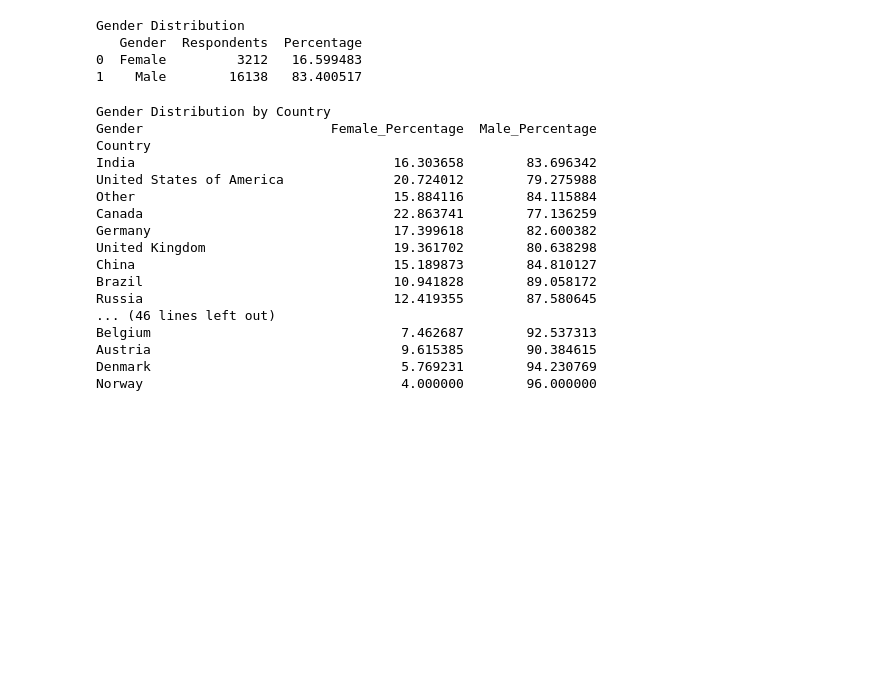
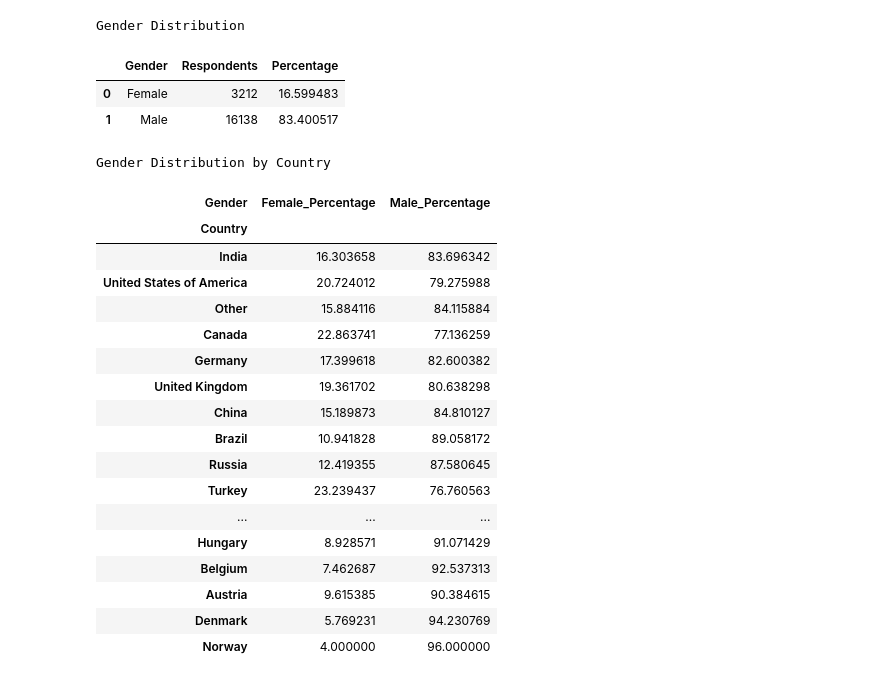
Before and after one commit to CCT-Dublin/capstone-project-feb-2024-ft-YumikoBejarano, a Jupyter notebook: CA 1 – Capstone Project Proposal.ipynb, the cells around one changed output. Saved outputs shown, nothing was run; the diff lists cells and outputs as text; code cells hidden in the pictures; blank space fills up the shorter version.

```diff
--- a/CA 1 – Capstone Project Proposal.ipynb
+++ b/CA 1 – Capstone Project Proposal.ipynb
@@ -36,12 +36,12 @@ gender_distr['Percentage'] = (gender_distr['Respondents'] / total_respondents) *
 
 # Imprimir los resultados
 print("Gender Distribution")
-print(gender_distr)
+gender_distr
 # %% [output]
 Gender Distribution
-   Gender  Respondents  Percentage
-0  Female         3212   16.599483
-1    Male        16138   83.400517
+|  | Gender | Respondents | Percentage |
+| 0 | Female | 3212 | 16.599483 |
+| 1 | Male | 16138 | 83.400517 |
 # %%
 # Gender Distribution
 # Crear el gráfico de barras
@@ -68,33 +68,37 @@ loc = loc.sort_values(by=['Female'], ascending=False)
 # %%
 # Gender Distribution by Country
 # Calcular el total de encuestados por país
 loc['Total'] = loc['Female'] + loc['Male']
 
 # Calcular el porcentaje de encuestados de cada género en cada país
 loc['Female_Percentage'] = (loc['Female'] / loc['Total']) * 100
 loc['Male_Percentage'] = (loc['Male'] / loc['Total']) * 100
 
 # Imprimir los resultados
 print("Gender Distribution by Country")
-print(loc[['Female_Percentage', 'Male_Percentage']])
+# print(loc[['Female_Percentage', 'Male_Percentage']])
+
+loc[['Female_Percentage', 'Male_Percentage']]
 # %% [output]
 Gender Distribution by Country
-Gender                        Female_Percentage  Male_Percentage
-Country
-India                                 16.303658        83.696342
-United States of America              20.724012        79.275988
-Other                                 15.884116        84.115884
-Canada                                22.863741        77.136259
-Germany                               17.399618        82.600382
-United Kingdom                        19.361702        80.638298
-China                                 15.189873        84.810127
-Brazil                                10.941828        89.058172
-Russia                                12.419355        87.580645
-... (46 lines left out)
-Belgium                                7.462687        92.537313
-Austria                                9.615385        90.384615
-Denmark                                5.769231        94.230769
-Norway                                 4.000000        96.000000
+| Gender | Female_Percentage | Male_Percentage |
+| Country |  |  |
+| India | 16.303658 | 83.696342 |
+| United States of America | 20.724012 | 79.275988 |
+| Other | 15.884116 | 84.115884 |
+| Canada | 22.863741 | 77.136259 |
+| Germany | 17.399618 | 82.600382 |
+| United Kingdom | 19.361702 | 80.638298 |
+| China | 15.189873 | 84.810127 |
+| Brazil | 10.941828 | 89.058172 |
+| Russia | 12.419355 | 87.580645 |
+| Turkey | 23.239437 | 76.760563 |
+| ... | ... | ... |
+| Hungary | 8.928571 | 91.071429 |
+| Belgium | 7.462687 | 92.537313 |
+| Austria | 9.615385 | 90.384615 |
+| Denmark | 5.769231 | 94.230769 |
+| Norway | 4.000000 | 96.000000 |
 # %%
 # Gender Distribution by Country - Female Respondents by Location
 # Creando el gráfico de barras horizontal
```
Also changed, not shown: parts of 22 cells of this notebook.
